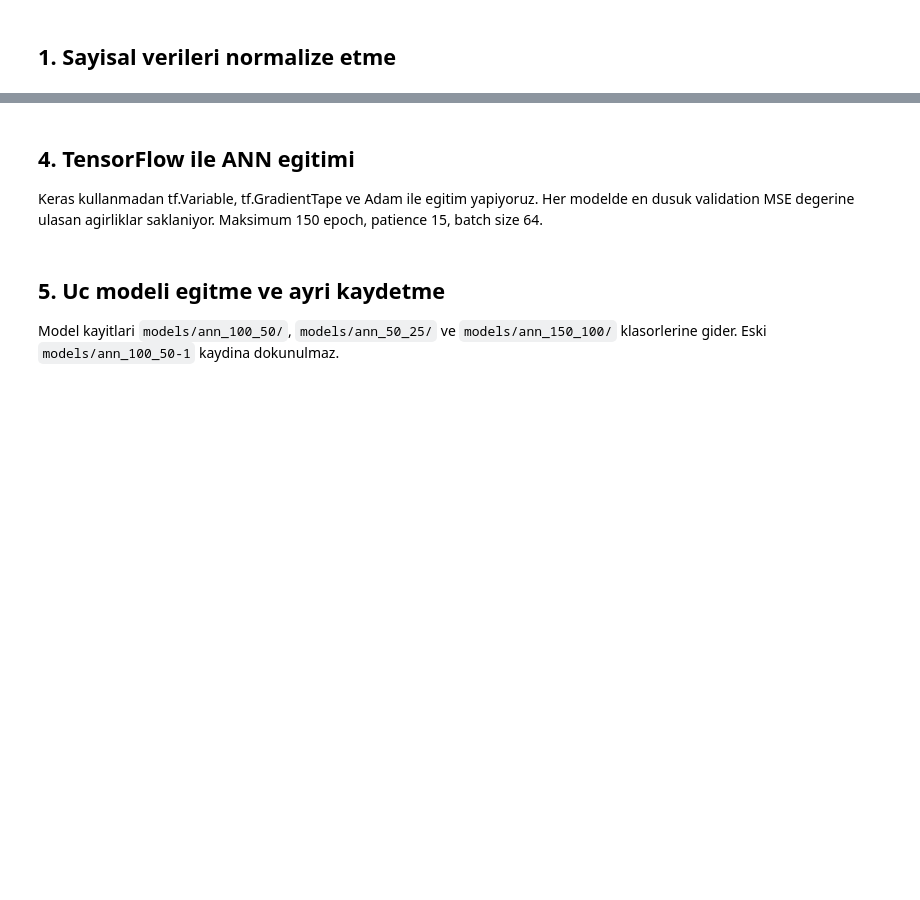
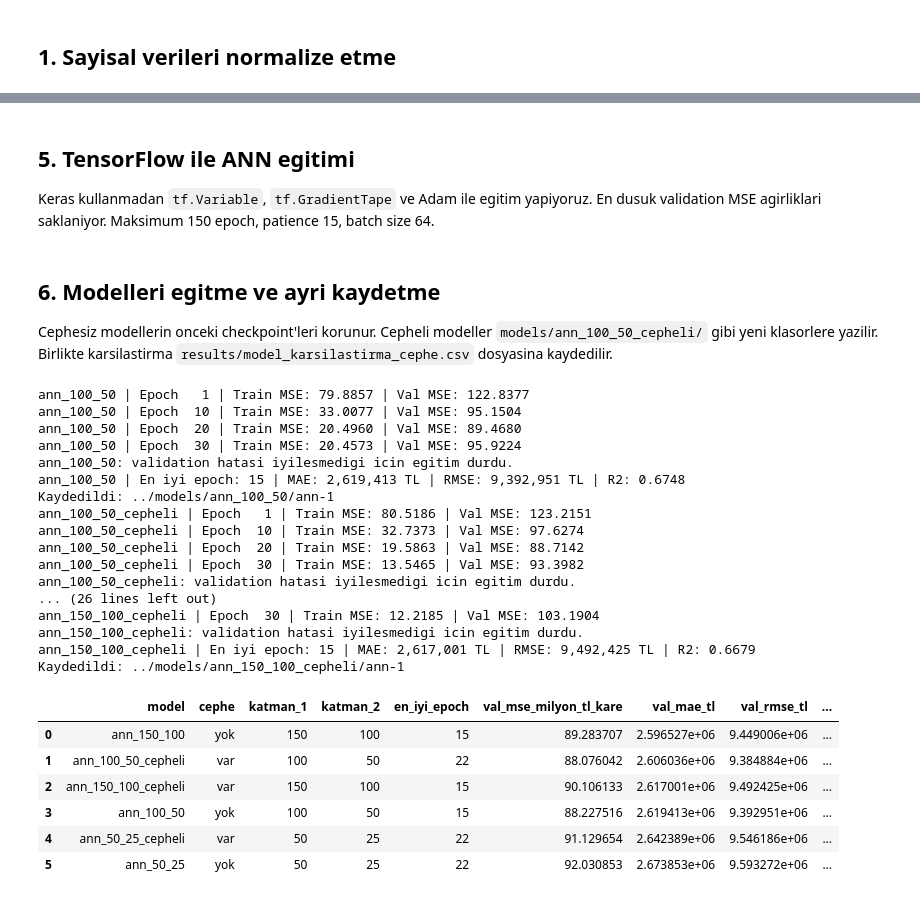
Before and after one commit to umutkis/house-price-prediction, a Jupyter notebook: src/02_train_model.ipynb, the cells around one changed output, grey strips where cells are left out. Saved outputs shown, nothing was run; the diff lists cells and outputs as text; code cells hidden in the pictures; blank space fills up the shorter version.

```diff
--- a/src/02_train_model.ipynb
+++ b/src/02_train_model.ipynb
@@ -110,7 +156,7 @@ sonuclar_klasoru = proje / "results"
 modeller_klasoru.mkdir(parents=True, exist_ok=True)
 sonuclar_klasoru.mkdir(parents=True, exist_ok=True)
 # %% [markdown]
-## 4. TensorFlow ile ANN egitimi
+## 5. TensorFlow ile ANN egitimi
 
-Keras kullanmadan tf.Variable, tf.GradientTape ve Adam ile egitim yapiyoruz. Her modelde en dusuk validation MSE degerine ulasan agirliklar saklaniyor. Maksimum 150 epoch, patience 15, batch size 64.
+Keras kullanmadan `tf.Variable`, `tf.GradientTape` ve Adam ile egitim yapiyoruz. En dusuk validation MSE agirliklari saklaniyor. Maksimum 150 epoch, patience 15, batch size 64.
 # %%
@@ -232,6 +290,6 @@ def modeli_egit(birinci, ikinci):
     }
     return sonuc, train_gecmisi, val_gecmisi
 # %% [markdown]
-## 5. Uc modeli egitme ve ayri kaydetme
+## 6. Modelleri egitme ve ayri kaydetme
 
-Model kayitlari `models/ann_100_50/`, `models/ann_50_25/` ve `models/ann_150_100/` klasorlerine gider. Eski `models/ann_100_50-1` kaydina dokunulmaz.
+Cephesiz modellerin onceki checkpoint'leri korunur. Cepheli modeller `models/ann_100_50_cepheli/` gibi yeni klasorlere yazilir. Birlikte karsilastirma `results/model_karsilastirma_cephe.csv` dosyasina kaydedilir.
@@ -238,14 +320,62 @@ Model kayitlari `models/ann_100_50/`, `models/ann_50_25/` ve `models/ann_150_100
 # %%
+onceki_dosya = sonuclar_klasoru / "model_karsilastirma.csv"
+onceki_sonuclar = pd.read_csv(onceki_dosya) if onceki_dosya.exists() else pd.DataFrame()
+
 sonuclar = []
 gecmisler = {}
 
 for birinci, ikinci in mimariler:
-    sonuc, train_gecmisi, val_gecmisi = modeli_egit(birinci, ikinci)
+    isim = f"ann_{birinci}_{ikinci}"
+    eski_kayit = tf.train.latest_checkpoint(str(modeller_klasoru / isim))
+    onceki_satir = onceki_sonuclar[onceki_sonuclar["model"] == isim] if "model" in onceki_sonuclar else pd.DataFrame()
+
+    if eski_kayit and not onceki_satir.empty:
+        sonuc = onceki_satir.iloc[0].to_dict()
+        sonuc["cephe"] = "yok"
+        print(isim, "onceki kaydi korundu; yeniden egitilmedi.")
+    elif eski_kayit:
+        sonuc = kayitli_modeli_olc(birinci, ikinci)
+        print(isim, "kayitli agirliklar uzerinden validation sonucu hesaplandi.")
+    else:
+        sonuc, train_gecmisi, val_gecmisi = modeli_egit(birinci, ikinci, cepheli=False)
+        gecmisler[isim] = (train_gecmisi, val_gecmisi)
+
     sonuclar.append(sonuc)
-    gecmisler[sonuc["model"]] = (train_gecmisi, val_gecmisi)
+
+    cepheli_sonuc, train_gecmisi, val_gecmisi = modeli_egit(birinci, ikinci, cepheli=True)
+    sonuclar.append(cepheli_sonuc)
+    gecmisler[cepheli_sonuc["model"]] = (train_gecmisi, val_gecmisi)
 
 karsilastirma = pd.DataFrame(sonuclar).sort_values("val_mae_tl").reset_index(drop=True)
-karsilastirma.to_csv(sonuclar_klasoru / "model_karsilastirma.csv", index=False)
+karsilastirma.to_csv(sonuclar_klasoru / "model_karsilastirma_cephe.csv", index=False)
+
+if not onceki_dosya.exists():
+    karsilastirma[karsilastirma["cephe"] == "yok"].drop(columns=["cephe"]).to_csv(onceki_dosya, index=False)
 
 karsilastirma
+# %% [output]
+ann_100_50 | Epoch   1 | Train MSE: 79.8857 | Val MSE: 122.8377
+ann_100_50 | Epoch  10 | Train MSE: 33.0077 | Val MSE: 95.1504
+ann_100_50 | Epoch  20 | Train MSE: 20.4960 | Val MSE: 89.4680
+ann_100_50 | Epoch  30 | Train MSE: 20.4573 | Val MSE: 95.9224
+ann_100_50: validation hatasi iyilesmedigi icin egitim durdu.
+ann_100_50 | En iyi epoch: 15 | MAE: 2,619,413 TL | RMSE: 9,392,951 TL | R2: 0.6748
+Kaydedildi: ../models/ann_100_50/ann-1
+ann_100_50_cepheli | Epoch   1 | Train MSE: 80.5186 | Val MSE: 123.2151
+ann_100_50_cepheli | Epoch  10 | Train MSE: 32.7373 | Val MSE: 97.6274
+ann_100_50_cepheli | Epoch  20 | Train MSE: 19.5863 | Val MSE: 88.7142
+ann_100_50_cepheli | Epoch  30 | Train MSE: 13.5465 | Val MSE: 93.3982
+ann_100_50_cepheli: validation hatasi iyilesmedigi icin egitim durdu.
+... (26 lines left out)
+ann_150_100_cepheli | Epoch  30 | Train MSE: 12.2185 | Val MSE: 103.1904
+ann_150_100_cepheli: validation hatasi iyilesmedigi icin egitim durdu.
+ann_150_100_cepheli | En iyi epoch: 15 | MAE: 2,617,001 TL | RMSE: 9,492,425 TL | R2: 0.6679
+Kaydedildi: ../models/ann_150_100_cepheli/ann-1
+|  | model | cephe | katman_1 | katman_2 | en_iyi_epoch | val_mse_milyon_tl_kare | val_mae_tl | val_rmse_tl | ... |
+| 0 | ann_150_100 | yok | 150 | 100 | 15 | 89.283707 | 2.596527e+06 | 9.449006e+06 | ... |
+| 1 | ann_100_50_cepheli | var | 100 | 50 | 22 | 88.076042 | 2.606036e+06 | 9.384884e+06 | ... |
+| 2 | ann_150_100_cepheli | var | 150 | 100 | 15 | 90.106133 | 2.617001e+06 | 9.492425e+06 | ... |
+| 3 | ann_100_50 | yok | 100 | 50 | 15 | 88.227516 | 2.619413e+06 | 9.392951e+06 | ... |
+| 4 | ann_50_25_cepheli | var | 50 | 25 | 22 | 91.129654 | 2.642389e+06 | 9.546186e+06 | ... |
+| 5 | ann_50_25 | yok | 50 | 25 | 22 | 92.030853 | 2.673853e+06 | 9.593272e+06 | ... |
 # %% [markdown]
```
Also changed, not shown: parts of 24 cells of this notebook, 30 other files.
